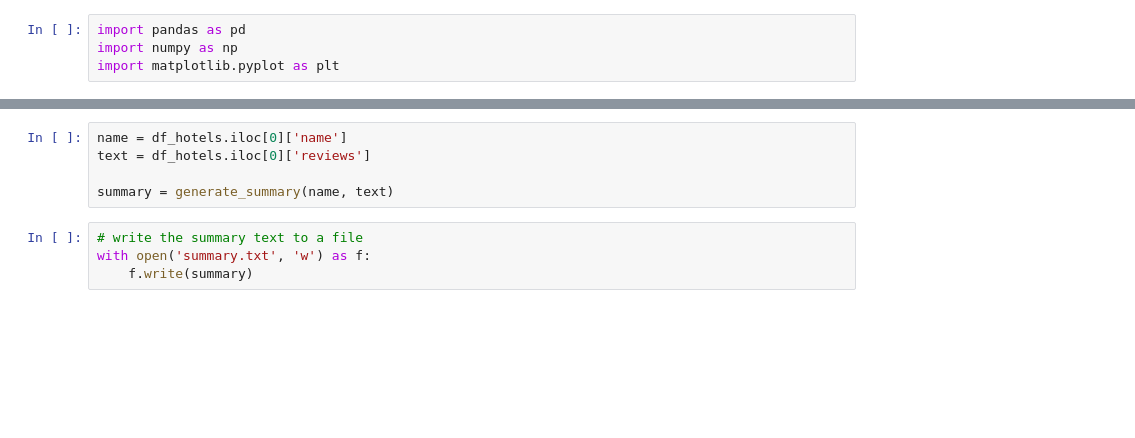
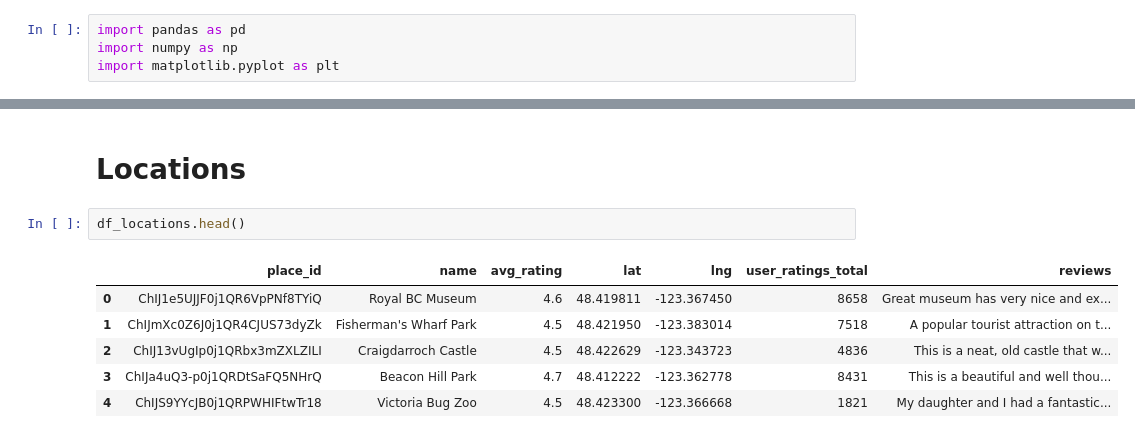
Before and after one commit to Bryce-Davidson/location-hotel-recomendation-engine, a Jupyter notebook: project.ipynb, the cells around one changed output, grey strips where cells are left out. Saved outputs shown, nothing was run; the diff lists cells and outputs as text; blank space fills up the shorter version.

```diff
--- a/project.ipynb
+++ b/project.ipynb
@@ -32,9 +13,11 @@ def generate_summary(name, text):
-# %%
-name = df_hotels.iloc[0]['name']
-text = df_hotels.iloc[0]['reviews']
-
-summary = generate_summary(name, text)
-# %%
-# write the summary text to a file
-with open('summary.txt', 'w') as f:
-    f.write(summary)
+# %% [markdown]
+# Locations
+# %%
+df_locations.head()
+# %% [output]
+|  | place_id | name | avg_rating | lat | lng | user_ratings_total | reviews |
+| 0 | ChIJ1e5UJJF0j1QR6VpPNf8TYiQ | Royal BC Museum | 4.6 | 48.419811 | -123.367450 | 8658 | Great museum has very nice and ex... |
+| 1 | ChIJmXc0Z6J0j1QR4CJUS73dyZk | Fisherman's Wharf Park | 4.5 | 48.421950 | -123.383014 | 7518 | A popular tourist attraction on t... |
+| 2 | ChIJ13vUgIp0j1QRbx3mZXLZILI | Craigdarroch Castle | 4.5 | 48.422629 | -123.343723 | 4836 | This is a neat, old castle that w... |
+| 3 | ChIJa4uQ3-p0j1QRDtSaFQ5NHrQ | Beacon Hill Park | 4.7 | 48.412222 | -123.362778 | 8431 | This is a beautiful and well thou... |
+| 4 | ChIJS9YYcJB0j1QRPWHIFtwTr18 | Victoria Bug Zoo | 4.5 | 48.423300 | -123.366668 | 1821 | My daughter and I had a fantastic... |
```
Also changed, not shown: parts of 29 cells of this notebook, 12 other files.
